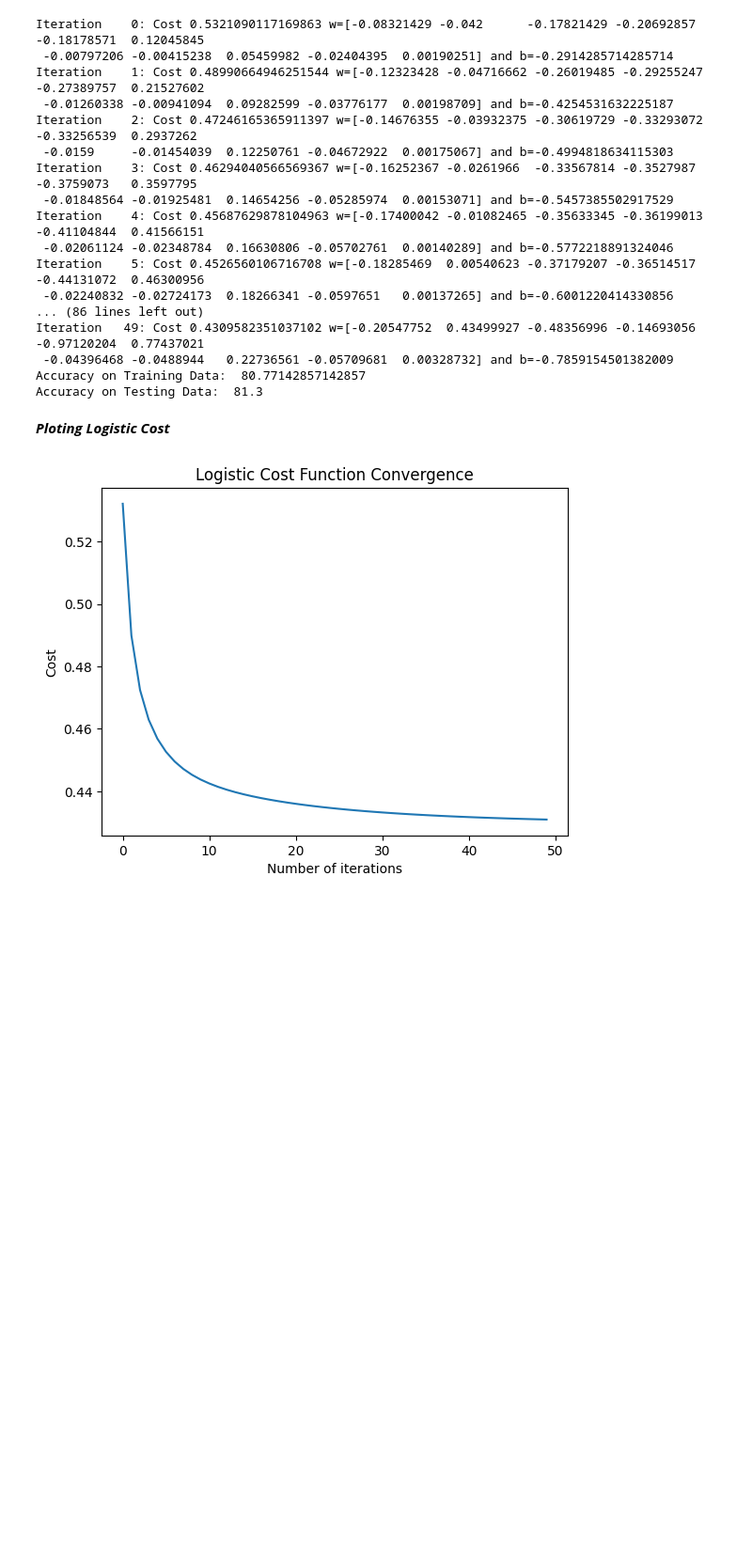
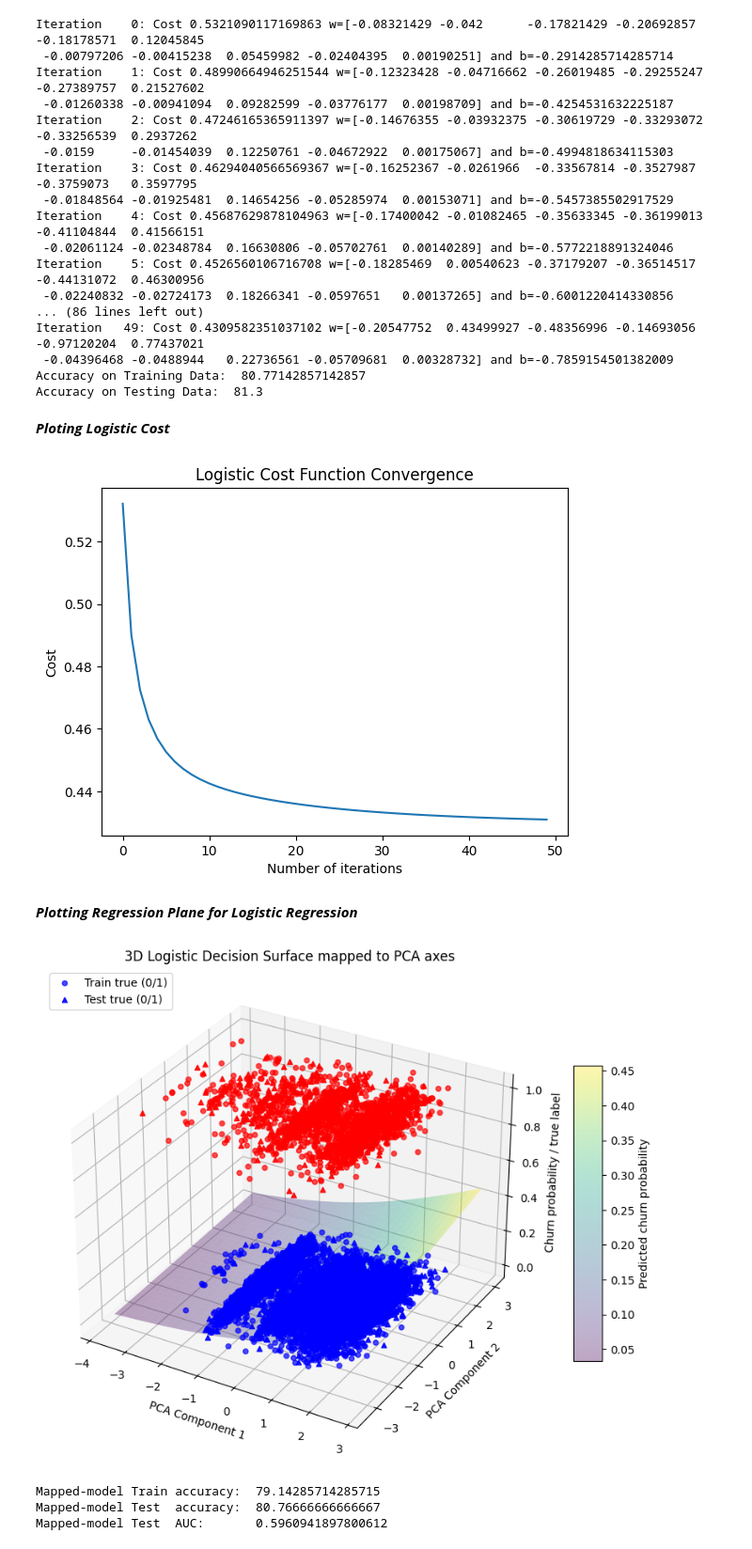
Before and after one commit to syed-shahzil/DeepLearning-NeuralNetworks-, a Jupyter notebook: DLNN-ASG 1/DLNN-ASG 1 By Syed Shahzil.ipynb, the cells around one changed output. Shown at 94% size. Drawn from its saved outputs; the diff is of its cells as text; code cells hidden in the pictures; blank space fills up the shorter version.

```diff
--- a/DLNN-ASG 1/DLNN-ASG 1 By Syed Shahzil.ipynb
+++ b/DLNN-ASG 1/DLNN-ASG 1 By Syed Shahzil.ipynb
@@ -591,3 +551,67 @@ plt.title("Logistic Cost Function Convergence")
 plt.show()
 # %% [output]
 [figure]
+# %% [markdown]
+**_Plotting Regression Plane for Logistic Regression_**
+# %%
+# ...existing code...
+
+# PCA-only plotting for logistic regression (use already trained w, b; sigmoid must exist)
+pca = PCA(n_components=2)
+X_train_pca = pca.fit_transform(np.array(X_train))
+X_test_pca  = pca.transform(np.array(X_test))
+
+# Map original linear coefficients to PCA space: z = X_orig.dot(w) + b ≈ X_pca.dot(pca.components_.dot(w)) + pca.mean_.dot(w) + b
+w_pca = pca.components_.dot(w)             # shape (2,)
+b_pca = pca.mean_.dot(w) + b               # scalar
+
+# Predicted probabilities (mapped)
+y_train_prob_pca = sigmoid(np.dot(X_train_pca, w_pca) + b_pca)
+y_test_prob_pca  = sigmoid(np.dot(X_test_pca,  w_pca) + b_pca)
+
+# 3D plot: PCA comp1, PCA comp2, predicted probability surface (and true labels as scatter at z=0/1)
+fig = plt.figure(figsize=(12, 8))
+ax = fig.add_subplot(111, projection='3d')
+
+# Scatter true labels at z = 0 or 1
+ax.scatter(X_train_pca[:, 0], X_train_pca[:, 1], np.array(Y_train),
+           c=np.array(Y_train), cmap='bwr', marker='o', label='Train true (0/1)', alpha=0.7)
+ax.scatter(X_test_pca[:, 0], X_test_pca[:, 1], np.array(Y_test),
+           c=np.array(Y_test), cmap='bwr', marker='^', label='Test true (0/1)', alpha=0.9)
+
+# Create mesh for probability surface in PCA space
+pca1_range = np.linspace(X_train_pca[:, 0].min(), X_train_pca[:, 0].max(), 60)
+pca2_range = np.linspace(X_train_pca[:, 1].min(), X_train_pca[:, 1].max(), 60)
+pca1_mesh, pca2_mesh = np.meshgrid(pca1_range, pca2_range)
+
+# Compute probability surface using mapped logistic linear model
+z_lin = w_pca[0] * pca1_mesh + w_pca[1] * pca2_mesh + b_pca
+z_mesh = 1.0 / (1.0 + np.exp(-z_lin))   # sigmoid
+
+# Plot probability surface
+surf = ax.plot_surface(pca1_mesh, pca2_mesh, z_mesh, alpha=0.35, cmap='viridis', edgecolor='none')
+
+ax.set_xlabel('PCA Component 1')
+ax.set_ylabel('PCA Component 2')
+ax.set_zlabel('Churn probability / true label')
+ax.set_title('3D Logistic Decision Surface mapped to PCA axes')
+ax.legend(loc='upper left')
+
+# Colorbar for surface probability
+fig.colorbar(surf, shrink=0.6, aspect=10, label='Predicted churn probability')
+
+plt.show()
+
+# Optional: print basic metrics for the mapped probabilities
+from sklearn.metrics import roc_auc_score, accuracy_score
+y_train_pred_mapped = (y_train_prob_pca >= 0.5).astype(int)
+y_test_pred_mapped  = (y_test_prob_pca  >= 0.5).astype(int)
+print("Mapped-model Train accuracy: ", accuracy_score(Y_train, y_train_pred_mapped)*100)
+print("Mapped-model Test  accuracy: ", accuracy_score(Y_test,  y_test_pred_mapped)*100)
+print("Mapped-model Test  AUC:      ", roc_auc_score(Y_test, y_test_prob_pca))
+# ...existing code...
+# %% [output]
+[figure, added]
+Mapped-model Train accuracy:  79.14285714285715
+Mapped-model Test  accuracy:  80.76666666666667
+Mapped-model Test  AUC:       0.5960941897800612
```
Also changed, not shown: parts of 9 cells of this notebook.
